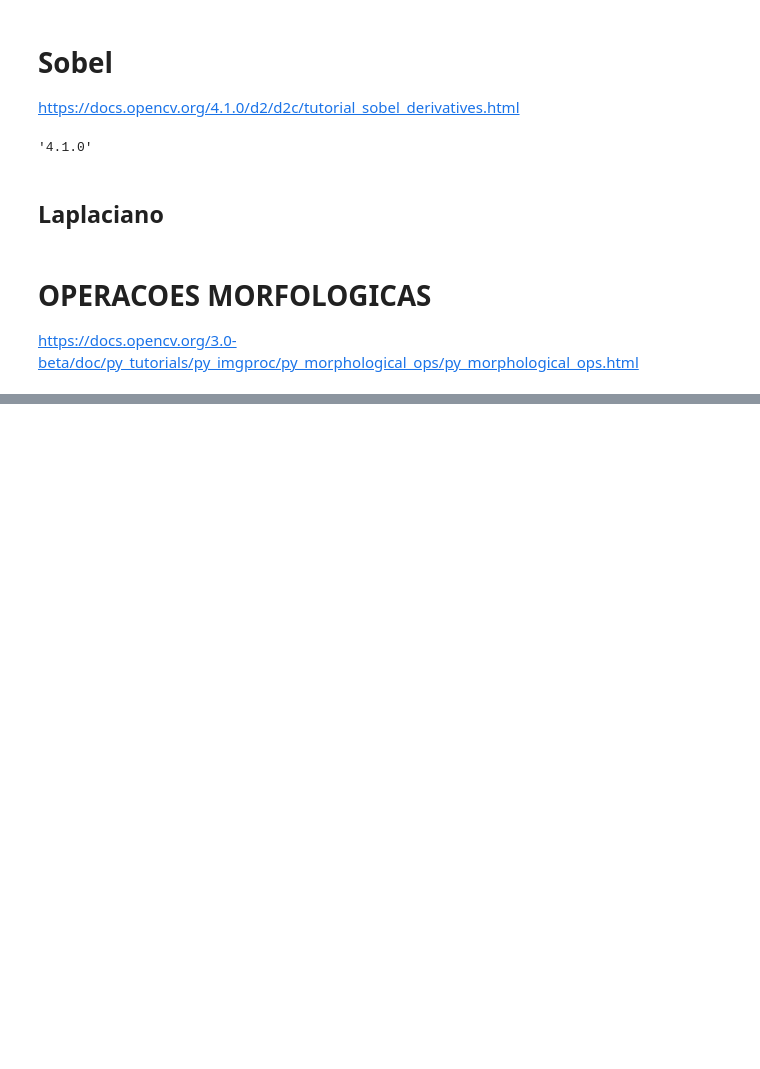
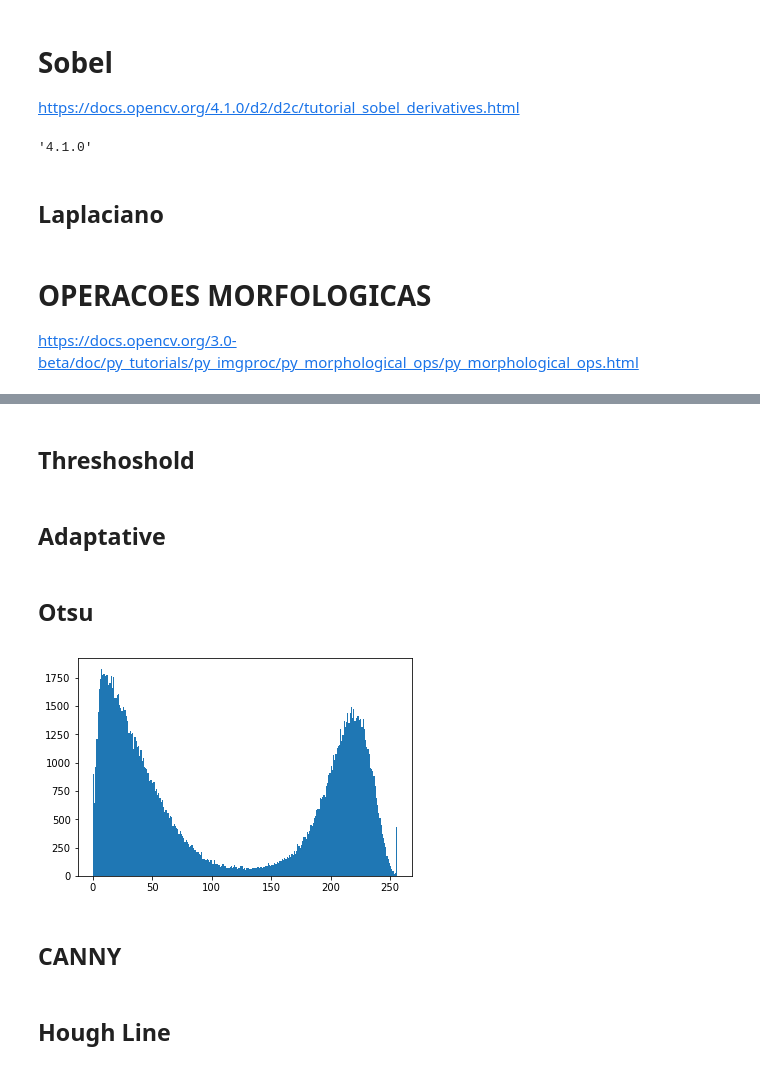
Before and after one commit to adrianosanick/AprendendoOpenCV, a Jupyter notebook: Learning_OpenCV1.ipynb, the cells around one changed output, grey strips where cells are left out. Cells and saved outputs as stored; diff of their text form; code cells hidden in the pictures; blank space fills up the shorter version.

```diff
--- a/Learning_OpenCV1.ipynb
+++ b/Learning_OpenCV1.ipynb
@@ -283,0 +287,2 @@ cv2.destroyAllWindows()
+# %% [markdown]
+## Threshoshold
@@ -283,0 +302,2 @@ cv2.destroyAllWindows()
+# %% [markdown]
+## Adaptative
@@ -283,0 +322,35 @@ cv2.destroyAllWindows()
+# %% [markdown]
+## Otsu
+# %%
+import cv2
+import numpy as np
+from matplotlib import pyplot as plt
+
+
+img = cv2.imread("parte7/imagens/cafe.jpg",0)
+
+#ret,thresh1 = cv2.threshold(img,80,255,cv2.THRESH_BINARY_INV)
+
+# Otsu's thresholding
+ret2,th2 = cv2.threshold(img,0,255,cv2.THRESH_BINARY+cv2.THRESH_OTSU)
+
+# Otsu's thresholding after Gaussian filtering
+blur = cv2.GaussianBlur(img,(5,5),0)
+ret3,th3 = cv2.threshold(blur,0,255,cv2.THRESH_BINARY+cv2.THRESH_OTSU)
+
+
+
+cv2.imshow('Normal', img)
+plt.hist(img.ravel(), 256, [0,256])         #ravel ... transforma em um vetor uma matriz de bits
+plt.show()
+
+
+cv2.imshow('OTSU', th2)
+cv2.imshow('GAUSSIAN+OTSU', th3)
+
+cv2.waitKey(0)
+cv2.destroyAllWindows()
+# %% [output]
+[figure, added]
+# %% [markdown]
+## CANNY
@@ -283,0 +374,2 @@ cv2.destroyAllWindows()
+# %% [markdown]
+## Hough Line
```
Also changed, not shown: parts of 6 cells of this notebook, 3 other files.
